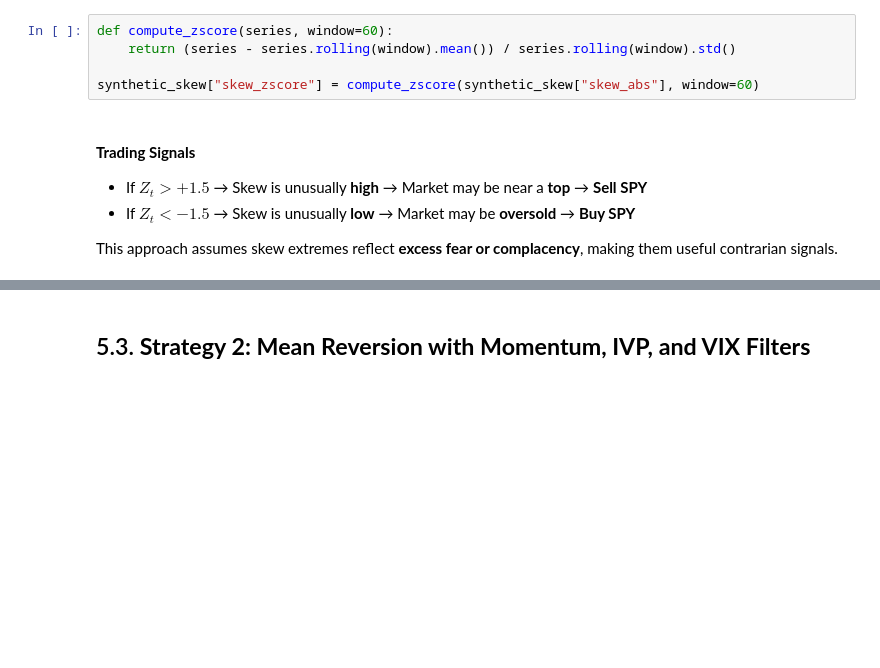
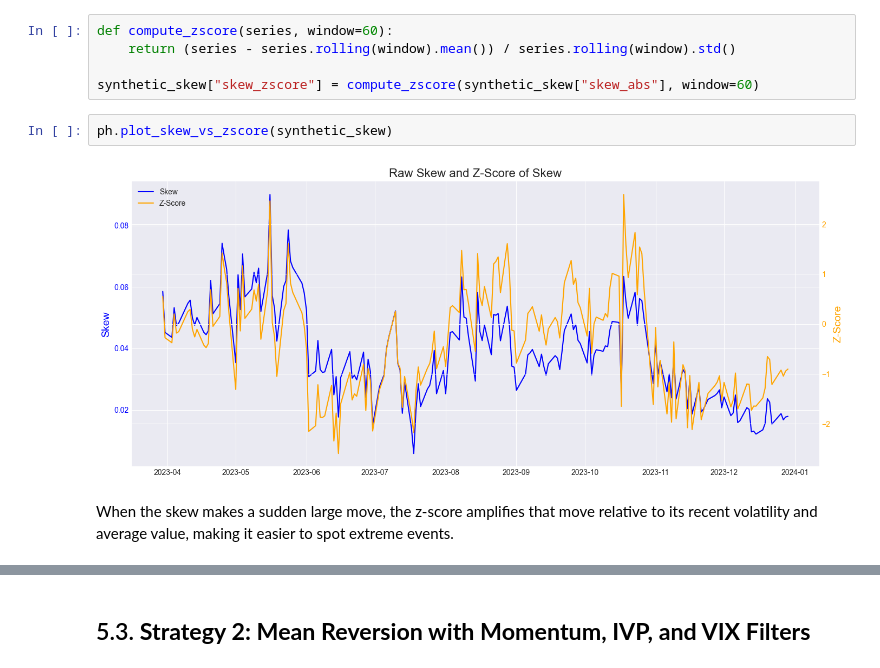
Before and after one commit to anthonymakarewicz/volatility-trading, a Jupyter notebook: skew_trading.ipynb, the cells around one changed output, grey strips where cells are left out. Drawn from its saved outputs; the diff is of its cells as text; blank space fills up the shorter version.

```diff
--- a/skew_trading.ipynb
+++ b/skew_trading.ipynb
@@ -562,10 +589,9 @@ def compute_zscore(series, window=60):
     return (series - series.rolling(window).mean()) / series.rolling(window).std()
 
 synthetic_skew["skew_zscore"] = compute_zscore(synthetic_skew["skew_abs"], window=60)
-# %% [markdown]
-#### **Trading Signals**
-
-- If $Z_t > +1.5$ → Skew is unusually **high** → Market may be near a **top** → **Sell SPY**
-- If $Z_t < -1.5$ → Skew is unusually **low** → Market may be **oversold** → **Buy SPY**
-
-This approach assumes skew extremes reflect **excess fear or complacency**, making them useful contrarian signals.
+# %%
+ph.plot_skew_vs_zscore(synthetic_skew)
+# %% [output]
+[figure, added]
+# %% [markdown]
+When the skew makes a sudden large move, the z-score amplifies that move relative to its recent volatility and average value, making it easier to spot extreme events.
```
Also changed, not shown: parts of 23 cells of this notebook, 1 other file.
